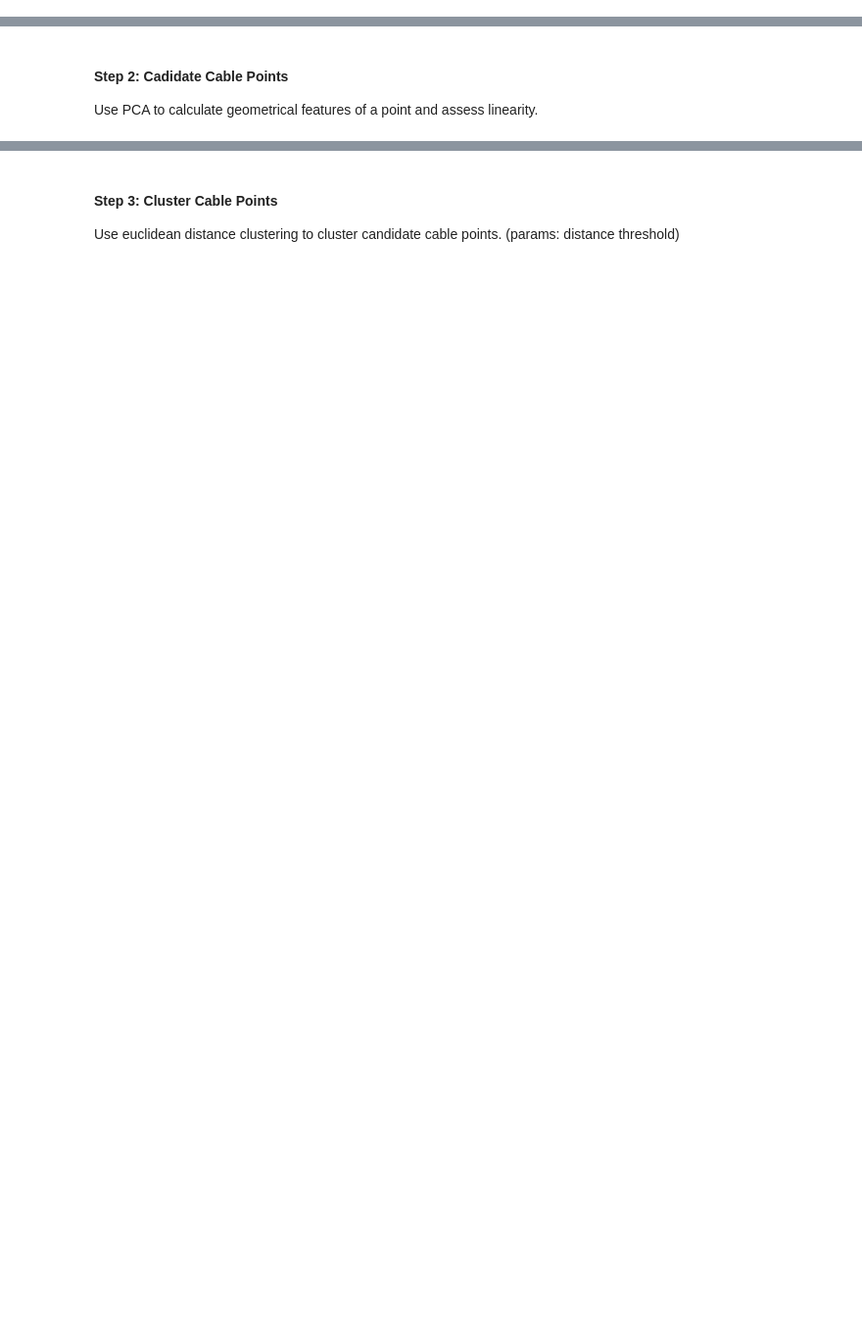
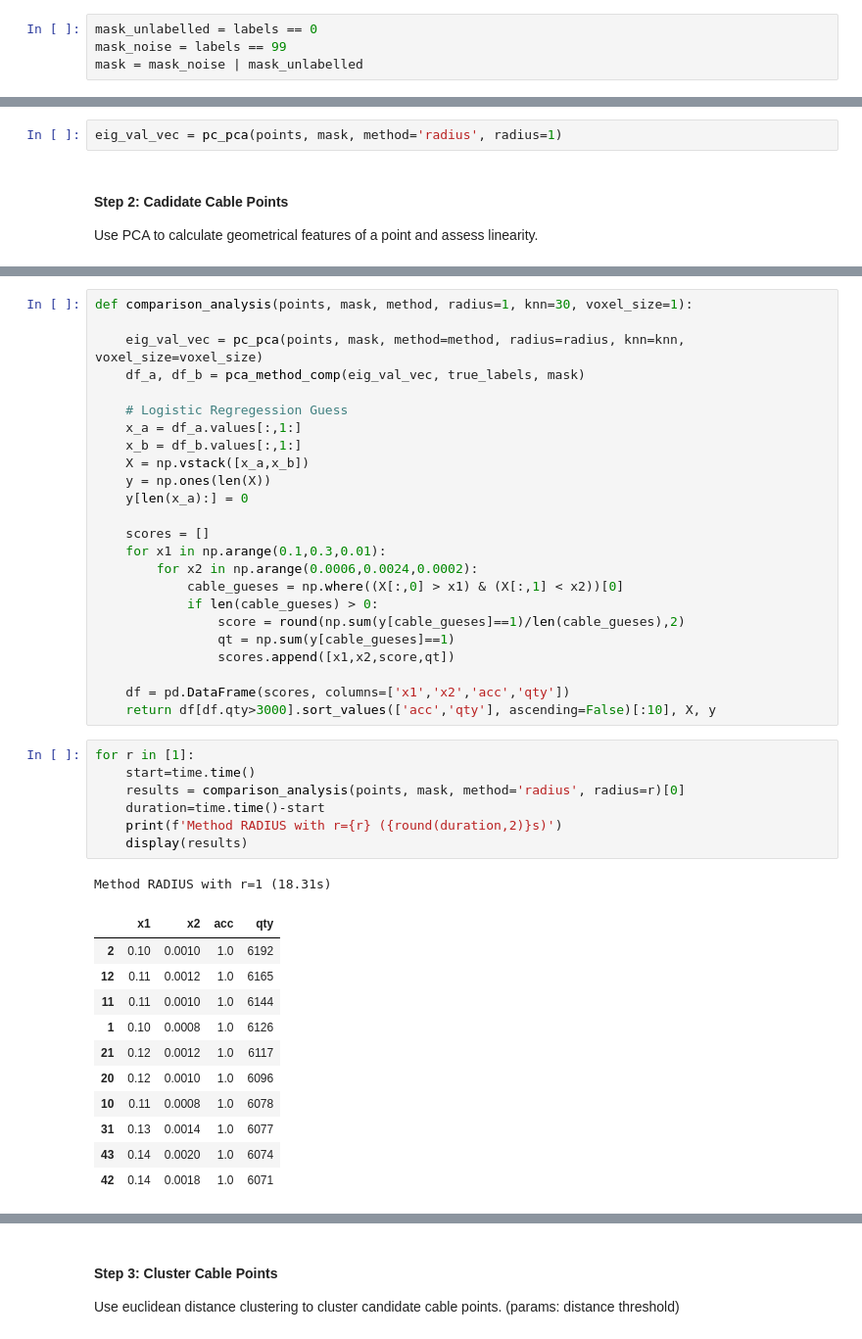
Before and after one commit to Amsterdam-Internships/UPC_Suspended_Streetlight_Extractor, a Jupyter notebook: milestone_2/Cable Extraction B.ipynb, the cells around one changed output, grey strips where cells are left out. Shown at 98% size. Cells and saved outputs as stored; diff of their text form; blank space fills up the shorter version.

```diff
--- a/milestone_2/Cable Extraction B.ipynb
+++ b/milestone_2/Cable Extraction B.ipynb
@@ -73,3 +73,7 @@ labels = pointcloud.label
 
 # mask for unlabelled
 mask = np.where(labels == 0)[0]
+# %%
+mask_unlabelled = labels == 0
+mask_noise = labels == 99
+mask = mask_noise | mask_unlabelled
@@ -134,3 +140,5 @@ elif method == 'voxel':
+# %%
+eig_val_vec = pc_pca(points, mask, method='radius', radius=1)
 # %% [markdown]
 #### Step 2: Cadidate Cable Points
 Use PCA to calculate geometrical features of a point and assess linearity.
@@ -140,0 +245,44 @@ assert len(eig_val_vec) == len(points[mask])
+# %%
+def comparison_analysis(points, mask, method, radius=1, knn=30, voxel_size=1):
+
+    eig_val_vec = pc_pca(points, mask, method=method, radius=radius, knn=knn, voxel_size=voxel_size)
+    df_a, df_b = pca_method_comp(eig_val_vec, true_labels, mask)
+
+    # Logistic Regregession Guess
+    x_a = df_a.values[:,1:]
+    x_b = df_b.values[:,1:]
+    X = np.vstack([x_a,x_b])
+    y = np.ones(len(X))
+    y[len(x_a):] = 0
+
+    scores = []
+    for x1 in np.arange(0.1,0.3,0.01):
+        for x2 in np.arange(0.0006,0.0024,0.0002):
+            cable_gueses = np.where((X[:,0] > x1) & (X[:,1] < x2))[0]
+            if len(cable_gueses) > 0:
+                score = round(np.sum(y[cable_gueses]==1)/len(cable_gueses),2)
+                qt = np.sum(y[cable_gueses]==1)
+                scores.append([x1,x2,score,qt])
+
+    df = pd.DataFrame(scores, columns=['x1','x2','acc','qty'])
+    return df[df.qty>3000].sort_values(['acc','qty'], ascending=False)[:10], X, y
+# %%
+for r in [1]:
+    start=time.time()
+    results = comparison_analysis(points, mask, method='radius', radius=r)[0]
+    duration=time.time()-start
+    print(f'Method RADIUS with r={r} ({round(duration,2)}s)')
+    display(results)
+# %% [output]
+Method RADIUS with r=1 (18.31s)
+|  | x1 | x2 | acc | qty |
+| 2 | 0.10 | 0.0010 | 1.0 | 6192 |
+| 12 | 0.11 | 0.0012 | 1.0 | 6165 |
+| 11 | 0.11 | 0.0010 | 1.0 | 6144 |
+| 1 | 0.10 | 0.0008 | 1.0 | 6126 |
+| 21 | 0.12 | 0.0012 | 1.0 | 6117 |
+| 20 | 0.12 | 0.0010 | 1.0 | 6096 |
+| 10 | 0.11 | 0.0008 | 1.0 | 6078 |
+| 31 | 0.13 | 0.0014 | 1.0 | 6077 |
+| 43 | 0.14 | 0.0020 | 1.0 | 6074 |
+| 42 | 0.14 | 0.0018 | 1.0 | 6071 |
```
Also changed, not shown: parts of 14 cells of this notebook.
